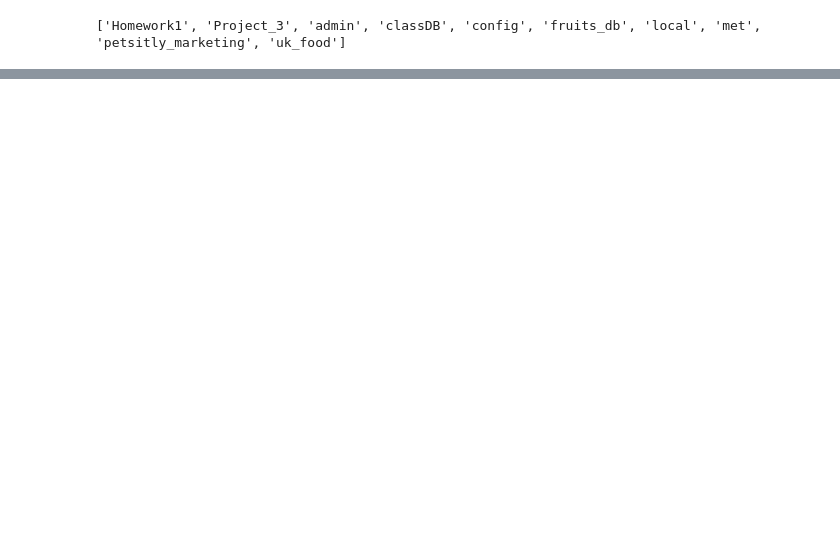
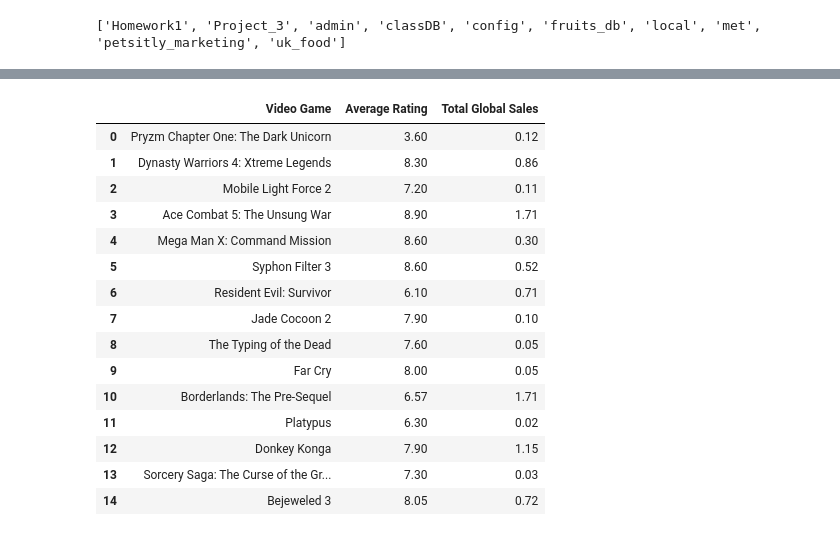
Before and after one commit to DarkWolf776/Project3, a Jupyter notebook: Project 3 work.ipynb, the cells around one changed output, grey strips where cells are left out. Saved outputs shown, nothing was run; the diff lists cells and outputs as text; code cells hidden in the pictures; blank space fills up the shorter version.

```diff
--- a/Project 3 work.ipynb
+++ b/Project 3 work.ipynb
@@ -142,0 +162,2 @@ bottom_games.head(15)
+# %%
+video_game_sales = db['video_game_sales']
@@ -142,0 +179,14 @@ bottom_games.head(15)
+# %%
+pipeline = [
+    {
+        '$group': {
+            '_id': '$Name',
+            'Total Global Sales': {'$sum': '$Global_Sales'}
+        }
+    }
+]
+
+global_sales = list(video_game_sales.aggregate(pipeline))
+
+for item in global_sales[:5]:
+    pprint(item)
@@ -142,0 +200,5 @@ bottom_games.head(15)
+# %%
+global_df = pd.DataFrame(global_sales)
+cleaned_sales_df = global_df.rename(columns={'_id': 'Video Game'})
+top_sales = cleaned_sales_df.sort_values(by='Total Global Sales', ascending=False)
+top_sales.head(15)
@@ -142,0 +261,21 @@ bottom_games.head(15)
+# %%
+merged_df = pd.merge(cleaned_df, cleaned_sales_df, on='Video Game')
+# Print the merged DataFrame
+merged_df.head(15)
+# %% [output]
+|  | Video Game | Average Rating | Total Global Sales |
+| 0 | Pryzm Chapter One: The Dark Unicorn | 3.60 | 0.12 |
+| 1 | Dynasty Warriors 4: Xtreme Legends | 8.30 | 0.86 |
+| 2 | Mobile Light Force 2 | 7.20 | 0.11 |
+| 3 | Ace Combat 5: The Unsung War | 8.90 | 1.71 |
+| 4 | Mega Man X: Command Mission | 8.60 | 0.30 |
+| 5 | Syphon Filter 3 | 8.60 | 0.52 |
+| 6 | Resident Evil: Survivor | 6.10 | 0.71 |
+| 7 | Jade Cocoon 2 | 7.90 | 0.10 |
+| 8 | The Typing of the Dead | 7.60 | 0.05 |
+| 9 | Far Cry | 8.00 | 0.05 |
+| 10 | Borderlands: The Pre-Sequel | 6.57 | 1.71 |
+| 11 | Platypus | 6.30 | 0.02 |
+| 12 | Donkey Konga | 7.90 | 1.15 |
+| 13 | Sorcery Saga: The Curse of the Gr... | 7.30 | 0.03 |
+| 14 | Bejeweled 3 | 8.05 | 0.72 |
```
Also changed, not shown: parts of 19 cells of this notebook.
